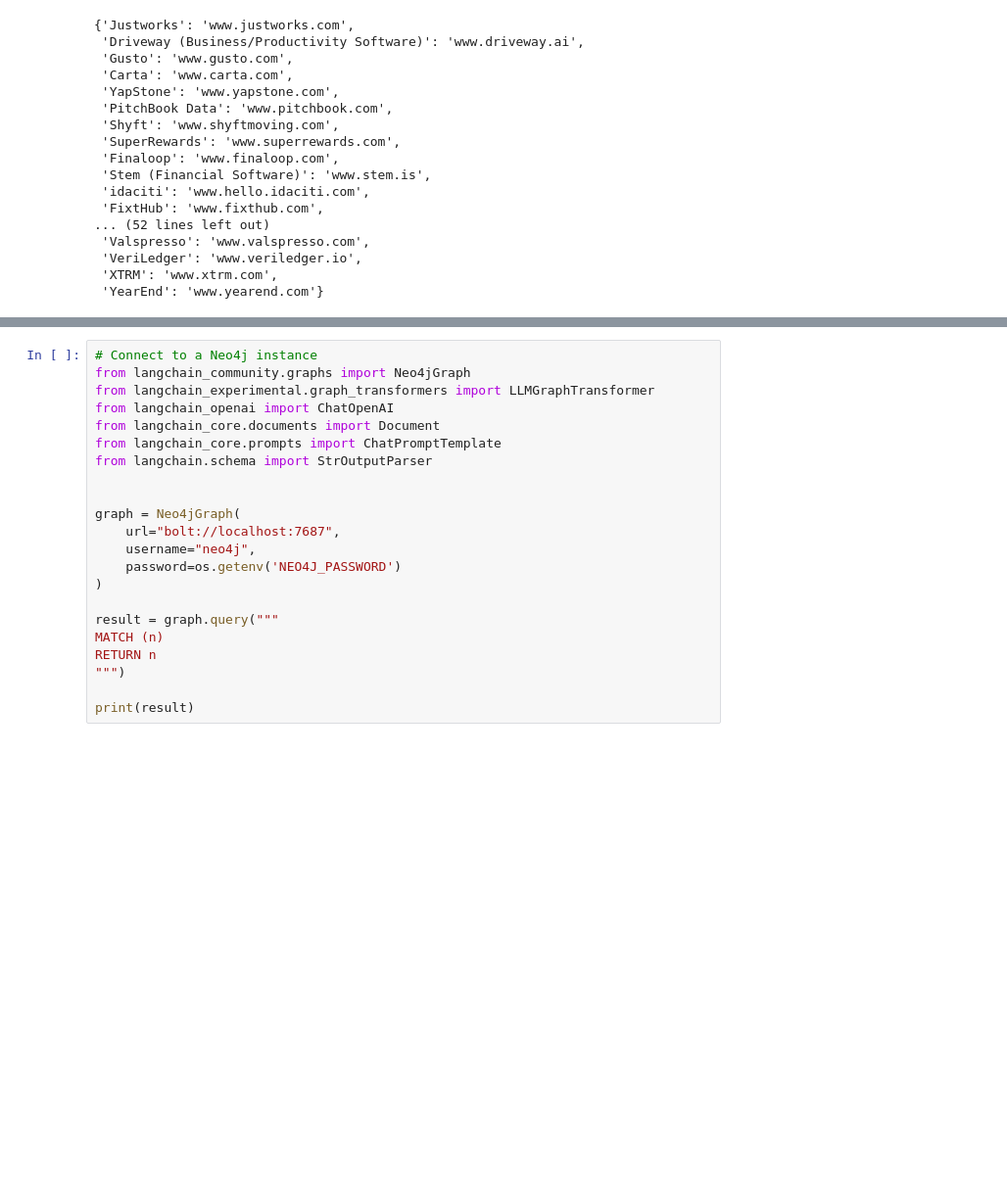
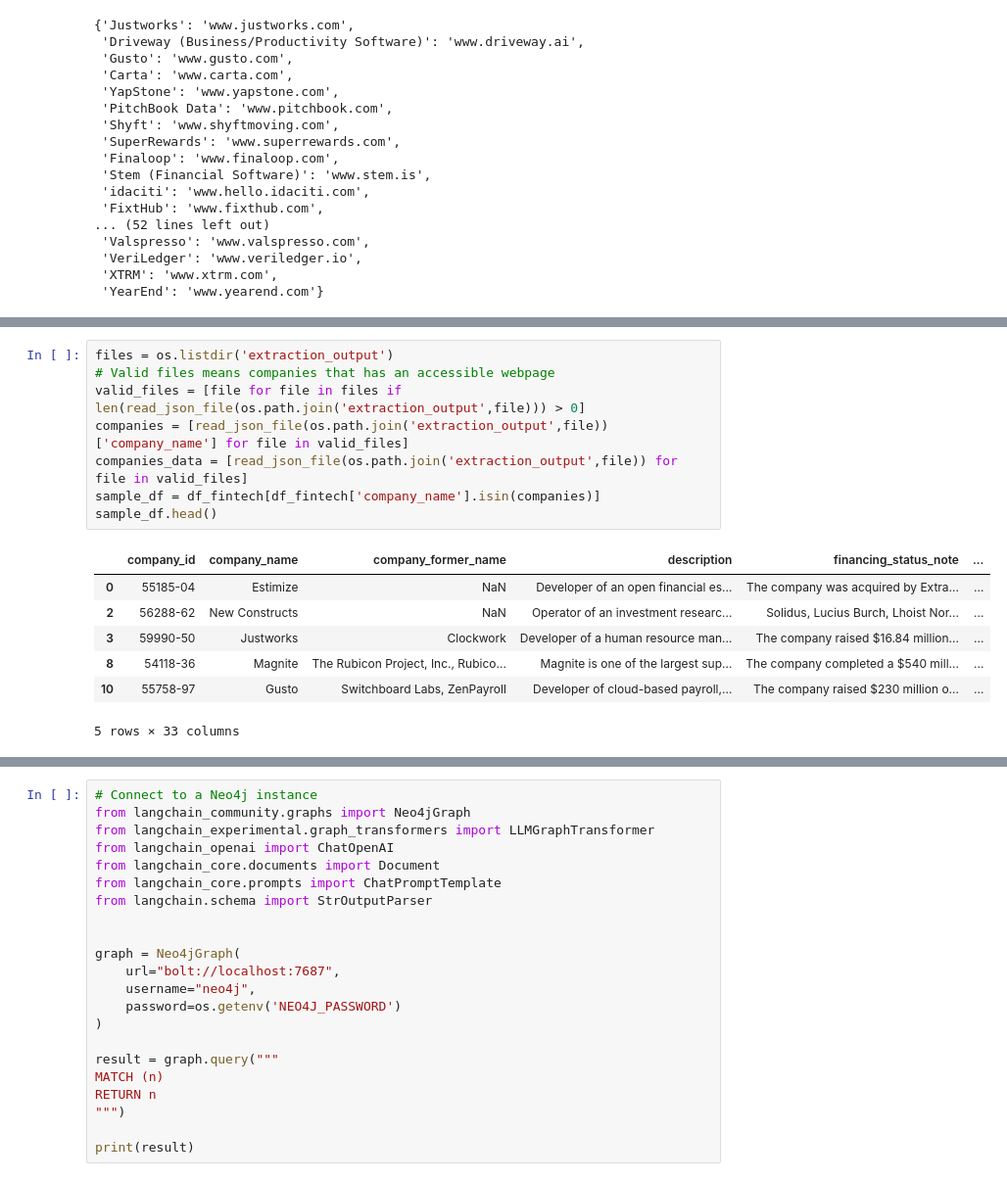
Before and after one commit to MC-Kangan/LLM-Enhanced-Knowledge-Graph-for-Startup-Analysis, a Jupyter notebook: pitchbook.ipynb, the cells around one changed output, grey strips where cells are left out. Shown: that part at 98% size. Saved outputs shown, nothing was run; the diff lists cells and outputs as text; blank space fills up the shorter version.

```diff
--- a/pitchbook.ipynb
+++ b/pitchbook.ipynb
@@ -287,3 +159,19 @@ Empty JSON file created at extraction_output/landbay.json
+# %%
+files = os.listdir('extraction_output')
+# Valid files means companies that has an accessible webpage
+valid_files = [file for file in files if len(read_json_file(os.path.join('extraction_output',file))) > 0]
+companies = [read_json_file(os.path.join('extraction_output',file))['company_name'] for file in valid_files]
+companies_data = [read_json_file(os.path.join('extraction_output',file)) for file in valid_files]
+sample_df = df_fintech[df_fintech['company_name'].isin(companies)]
+sample_df.head()
+# %% [output]
+|  | company_id | company_name | company_former_name | description | financing_status_note | ... |
+| 0 | 55185-04 | Estimize | NaN | Developer of an open financial es... | The company was acquired by Extra... | ... |
+| 2 | 56288-62 | New Constructs | NaN | Operator of an investment researc... | Solidus, Lucius Burch, Lhoist Nor... | ... |
+| 3 | 59990-50 | Justworks | Clockwork | Developer of a human resource man... | The company raised $16.84 million... | ... |
+| 8 | 54118-36 | Magnite | The Rubicon Project, Inc., Rubico... | Magnite is one of the largest sup... | The company completed a $540 mill... | ... |
+| 10 | 55758-97 | Gusto | Switchboard Labs, ZenPayroll | Developer of cloud-based payroll,... | The company raised $230 million o... | ... |
+5 rows × 33 columns
 # %%
 import json
 import pandas as pd
```
Also changed, not shown: parts of 8 cells of this notebook.
